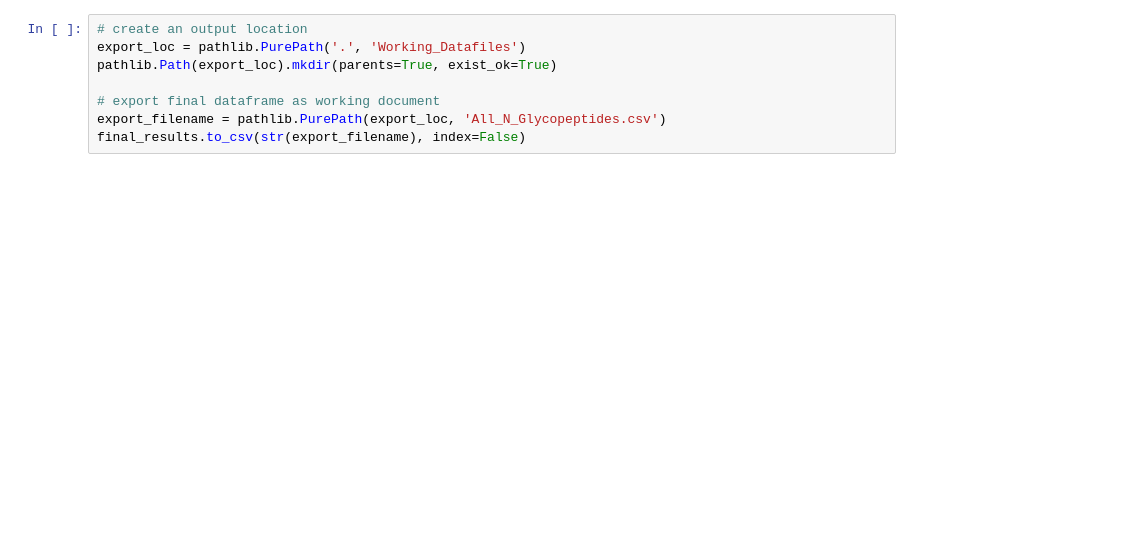
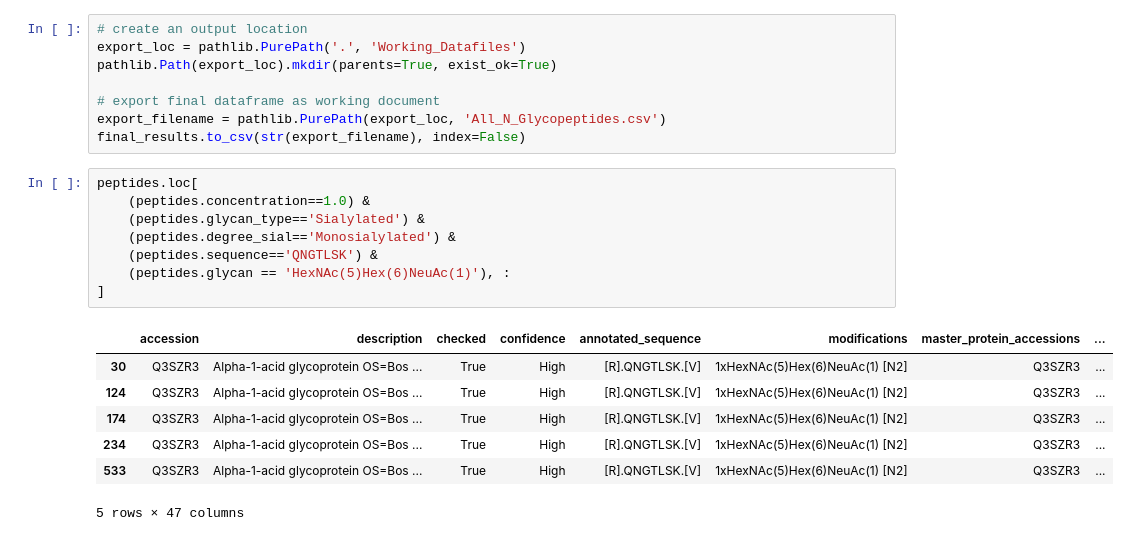
Before and after one commit to lingjunli-research/pgc-glycosylation-lfq, a Jupyter notebook: clean_pd_data.ipynb, the cells around one changed output. Saved outputs shown, nothing was run; the diff lists cells and outputs as text; blank space fills up the shorter version.

```diff
--- a/clean_pd_data.ipynb
+++ b/clean_pd_data.ipynb
@@ -177,3 +249,19 @@ pathlib.Path(export_loc).mkdir(parents=True, exist_ok=True)
 # export final dataframe as working document
 export_filename = pathlib.PurePath(export_loc, 'All_N_Glycopeptides.csv')
 final_results.to_csv(str(export_filename), index=False)
+# %%
+peptides.loc[
+    (peptides.concentration==1.0) &
+    (peptides.glycan_type=='Sialylated') &
+    (peptides.degree_sial=='Monosialylated') &
+    (peptides.sequence=='QNGTLSK') &
+    (peptides.glycan == 'HexNAc(5)Hex(6)NeuAc(1)'), :
+]
+# %% [output]
+|  | accession | description | checked | confidence | annotated_sequence | modifications | master_protein_accessions | ... |
+| 30 | Q3SZR3 | Alpha-1-acid glycoprotein OS=Bos ... | True | High | [R].QNGTLSK.[V] | 1xHexNAc(5)Hex(6)NeuAc(1) [N2] | Q3SZR3 | ... |
+| 124 | Q3SZR3 | Alpha-1-acid glycoprotein OS=Bos ... | True | High | [R].QNGTLSK.[V] | 1xHexNAc(5)Hex(6)NeuAc(1) [N2] | Q3SZR3 | ... |
+| 174 | Q3SZR3 | Alpha-1-acid glycoprotein OS=Bos ... | True | High | [R].QNGTLSK.[V] | 1xHexNAc(5)Hex(6)NeuAc(1) [N2] | Q3SZR3 | ... |
+| 234 | Q3SZR3 | Alpha-1-acid glycoprotein OS=Bos ... | True | High | [R].QNGTLSK.[V] | 1xHexNAc(5)Hex(6)NeuAc(1) [N2] | Q3SZR3 | ... |
+| 533 | Q3SZR3 | Alpha-1-acid glycoprotein OS=Bos ... | True | High | [R].QNGTLSK.[V] | 1xHexNAc(5)Hex(6)NeuAc(1) [N2] | Q3SZR3 | ... |
+5 rows × 47 columns
```
Also changed, not shown: parts of 6 cells of this notebook, 8 other files.
